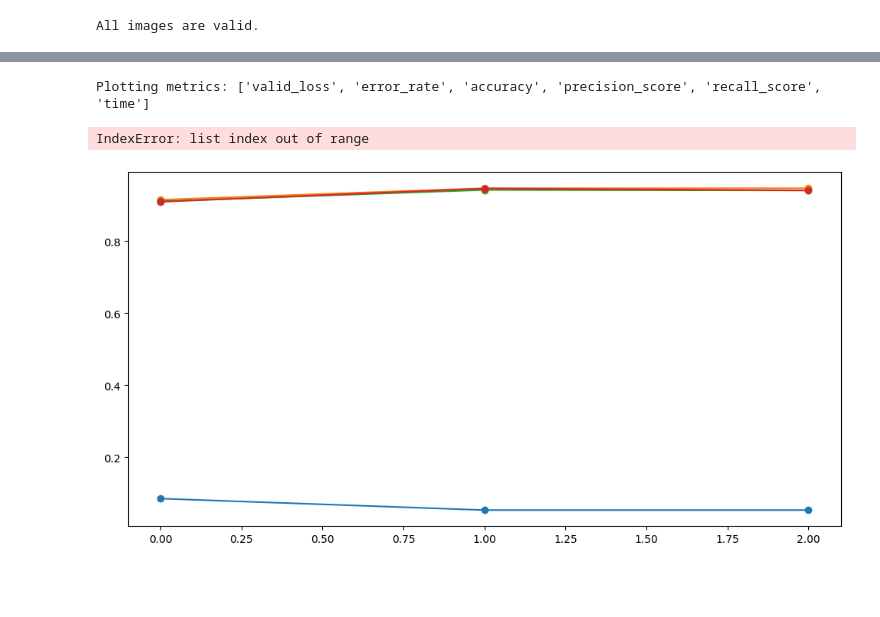
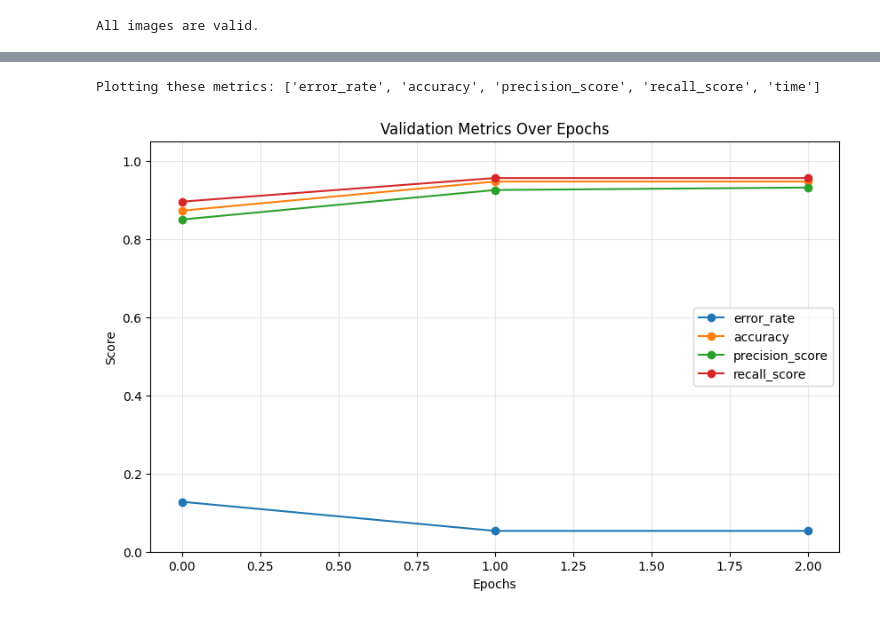
Before and after one commit to shaytoledo/fainting_image_classifier, a Jupyter notebook: main.ipynb, the cells around one changed output, grey strips where cells are left out. Drawn from its saved outputs; the diff is of its cells as text; code cells hidden in the pictures; blank space fills up the shorter version.

```diff
--- a/main.ipynb
+++ b/main.ipynb
@@ -78,35 +121,29 @@ learn.fine_tune(epochs)
-# %%
-import matplotlib.pyplot as plt
-
-# 1. שליפת שמות המדדים (למשל: valid_loss, accuracy, recall_score...)
-# מדלגים על 'epoch' ו-'train_loss' שנמצאים בדרך כלל בהתחלה
-metric_names = learn.recorder.metric_names[2:]
-print(f"Plotting metrics: {metric_names}")
-
-# 2. שליפת הערכים עצמם
-# learn.recorder.values זו רשימה של רשימות (שורה לכל אפוק)
-# אנחנו רוצים להפוך את זה כך שנקבל רשימה לכל מדד (Transposing)
-values = list(zip(*learn.recorder.values))
-
-# 3. יצירת הגרף
-plt.figure(figsize=(12, 6))
-
-# לולאה שעוברת על כל מדד ומוסיפה אותו לגרף
-# הערכים מתחילים מאינדקס 2 כי 0 זה train_loss ו-1 זה valid_loss (בדרך כלל)
-for i, metric_name in enumerate(metric_names):
-    # values[i+2] מכיל את הנתונים של המדד הנוכחי לאורך האפוקים
-    plt.plot(values[i+2], label=metric_name, marker='o')
-
-plt.title('Metrics Change Over Epochs')
-plt.xlabel('Epochs')
-plt.ylabel('Score')
-plt.legend()
-plt.grid(True)
-plt.show()
-# %% [output]
-Plotting metrics: ['valid_loss', 'error_rate', 'accuracy', 'precision_score', 'recall_score', 'time']
-IndexError: list index out of range
-[figure, removed]
+# %%
+# 1. Grab the names of the metrics
+metric_names = learn.recorder.metric_names[3:]
+print(f"Plotting these metrics: {metric_names}")
+
+# 2. Grab the actual numbers
+values = list(zip(*learn.recorder.values))
+
+# 3. Create the Plot
+plt.figure(figsize=(10, 6))
+
+for i, name in enumerate(metric_names):
+    # We start fetching values from index 2 because indices 0 & 1 are losses
+    if i + 2 < len(values):
+        plt.plot(values[i+2], label=name, marker='o')
+
+plt.title('Validation Metrics Over Epochs')
+plt.xlabel('Epochs')
+plt.ylabel('Score')
+plt.legend()
+plt.grid(True, alpha=0.3)
+plt.ylim(0, 1.05) # Force y-axis to show 0% to 100%
+plt.show()
+# %% [output]
+Plotting these metrics: ['error_rate', 'accuracy', 'precision_score', 'recall_score', 'time']
+[figure, added]
 # %%
 # Evaluate each image with the model (only for visualization)
 # for image in Path("data/test").ls():
```
Also changed, not shown: parts of 15 cells of this notebook.
